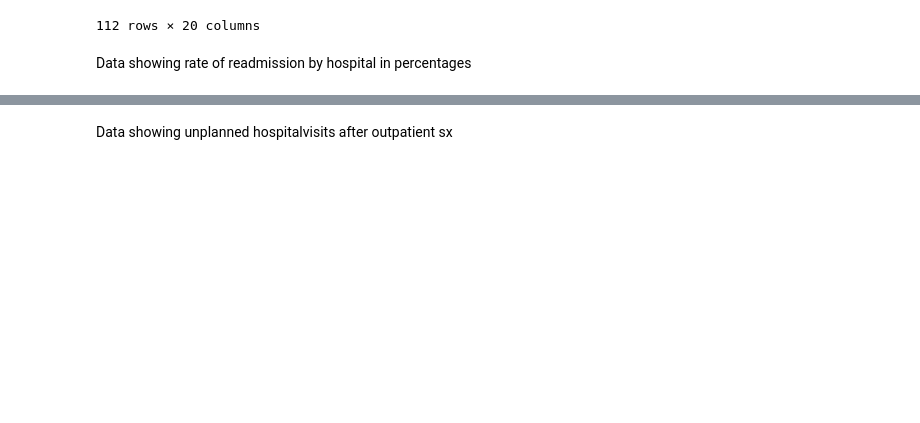
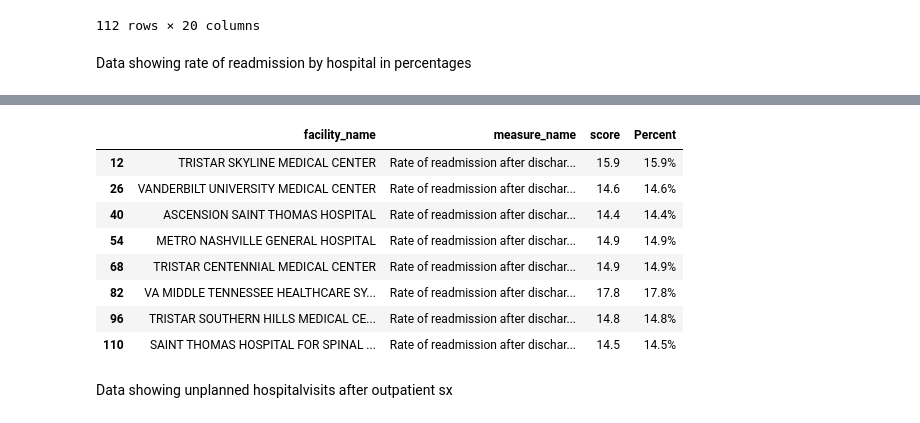
Before and after one commit to hlawson220/capstone_DA9_hlawson, a Jupyter notebook: notebook/capstone_data.ipynb, the cells around one changed output, grey strips where cells are left out. Saved outputs shown, nothing was run; the diff lists cells and outputs as text; code cells hidden in the pictures; blank space fills up the shorter version.

```diff
--- a/notebook/capstone_data.ipynb
+++ b/notebook/capstone_data.ipynb
@@ -178,3 +89,6 @@ rate_readmin
 | 82 | 44018F | VA MIDDLE TENNESSEE HEALTHCARE SY... | 1310 24TH AVENUE SOUTH | NASHVILLE | TN | 37212 | DAVIDSON | (615) 327-5332 | ... |
 | 96 | 440197 | TRISTAR SOUTHERN HILLS MEDICAL CE... | 391 WALLACE RD | NASHVILLE | TN | 37211 | DAVIDSON | (615) 781-4000 | ... |
 | 110 | 440218 | SAINT THOMAS HOSPITAL FOR SPINAL ... | 2011 MURPHY AVENUE | NASHVILLE | TN | 37203 | DAVIDSON | (615) 515-8200 | ... |
+# %%
+rate_readmin_drop = rate_readmin.drop(['facility_id', 'address', 'citytown', 'state', 'zip_code', 'countyparish', 'telephone_number', 'measure_id', 'compared_to_national', 'denominator', 'lower_estimate', 'higher_estimate','number_of_patients', 'number_of_patients_returned', 'footnote', 'start_date', 'end_date' ], axis=1)
+rate_readmin_drop
@@ -180,0 +105,13 @@ rate_readmin
+# %%
+rate_readmin_drop['Percent'] = rate_readmin_drop['score'].astype(str) + '%'
+rate_readmin_drop
+# %% [output]
+|  | facility_name | measure_name | score | Percent |
+| 12 | TRISTAR SKYLINE MEDICAL CENTER | Rate of readmission after dischar... | 15.9 | 15.9% |
+| 26 | VANDERBILT UNIVERSITY MEDICAL CENTER | Rate of readmission after dischar... | 14.6 | 14.6% |
+| 40 | ASCENSION SAINT THOMAS HOSPITAL | Rate of readmission after dischar... | 14.4 | 14.4% |
+| 54 | METRO NASHVILLE GENERAL HOSPITAL | Rate of readmission after dischar... | 14.9 | 14.9% |
+| 68 | TRISTAR CENTENNIAL MEDICAL CENTER | Rate of readmission after dischar... | 14.9 | 14.9% |
+| 82 | VA MIDDLE TENNESSEE HEALTHCARE SY... | Rate of readmission after dischar... | 17.8 | 17.8% |
+| 96 | TRISTAR SOUTHERN HILLS MEDICAL CE... | Rate of readmission after dischar... | 14.8 | 14.8% |
+| 110 | SAINT THOMAS HOSPITAL FOR SPINAL ... | Rate of readmission after dischar... | 14.5 | 14.5% |
```
Also changed, not shown: parts of 36 cells of this notebook, 11 other files.
